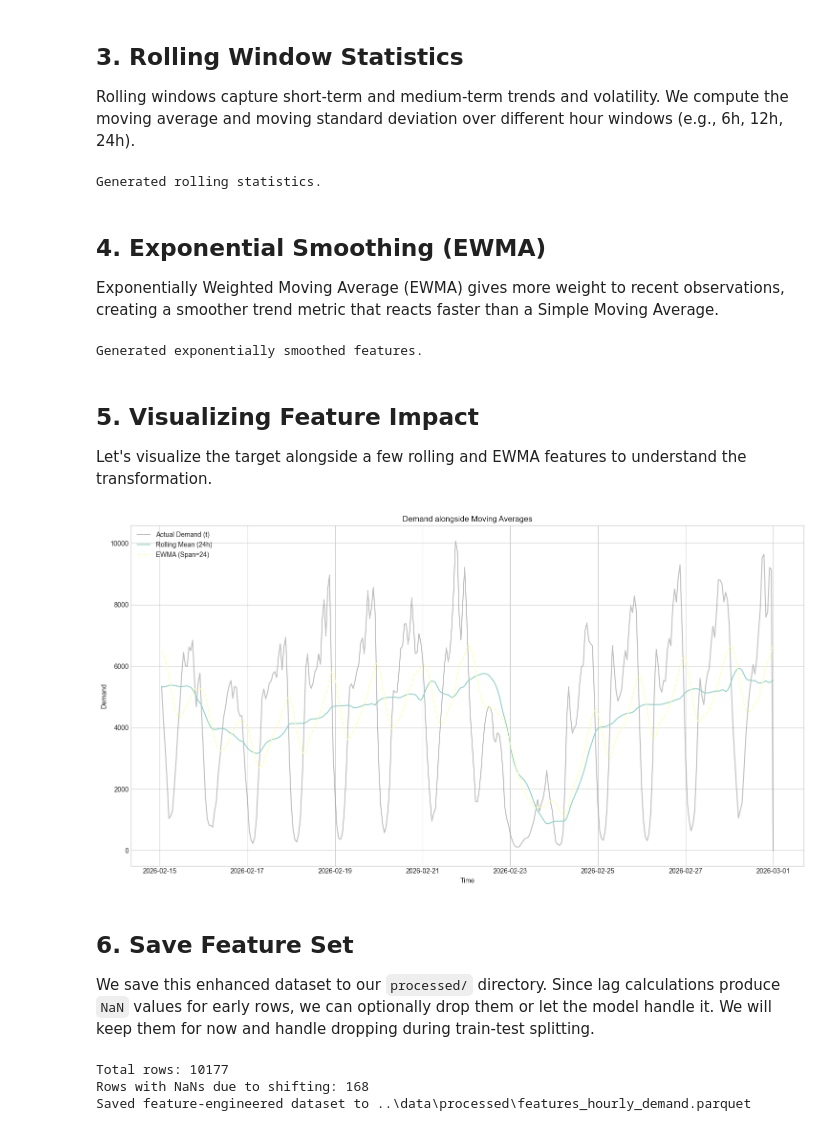
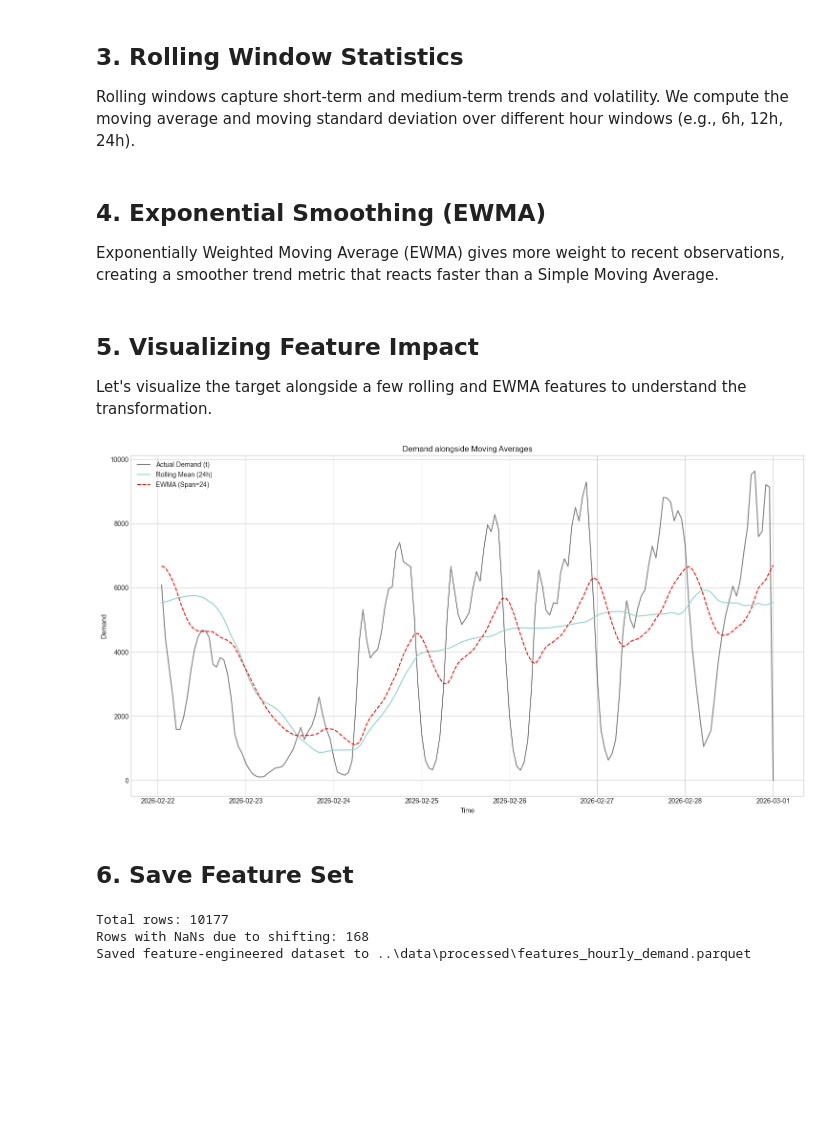
Before and after one commit to metedogan/tlc-trip-record-data-project, a Jupyter notebook: notebooks/04_feature_engineering_lags_and_windows.ipynb, the cells around one changed output. Cells and saved outputs as stored; diff of their text form; code cells hidden in the pictures; blank space fills up the shorter version.

```diff
--- a/notebooks/04_feature_engineering_lags_and_windows.ipynb
+++ b/notebooks/04_feature_engineering_lags_and_windows.ipynb
@@ -69,10 +68,6 @@ for w in windows:
     # We can also capture min and max to signal extremes
     df[f'rolling_max_{w}'] = rolling_w.max()
     df[f'rolling_min_{w}'] = rolling_w.min()
-
-print("Generated rolling statistics.")
-# %% [output]
-Generated rolling statistics.
 # %% [markdown]
 ## 4. Exponential Smoothing (EWMA)
 Exponentially Weighted Moving Average (EWMA) gives more weight to recent observations, creating a smoother trend metric that reacts faster than a Simple Moving Average.
@@ -84,33 +79,28 @@ for span in spans:
     # Shift by 1 to prevent data leakage (predicting t using t's value in EWMA)
     shifted_demand = df['total_demand'].shift(1)
     df[f'ewma_span_{span}'] = shifted_demand.ewm(span=span, adjust=False).mean()
-
-print("Generated exponentially smoothed features.")
-# %% [output]
-Generated exponentially smoothed features.
 # %% [markdown]
 ## 5. Visualizing Feature Impact
 Let's visualize the target alongside a few rolling and EWMA features to understand the transformation.
 # %%
 # We slice a small portion to keep it visible
-subset = df.iloc[-336:] # Last 2 weeks
+subset = df.iloc[-168:] # Last 2 weeks
 
 plt.figure(figsize=(15, 8))
-plt.plot(subset.index, subset['total_demand'], label='Actual Demand (t)', alpha=0.5, color='gray')
+plt.plot(subset.index, subset['total_demand'], label='Actual Demand (t)', alpha=0.5, color='black')
 plt.plot(subset.index, subset['rolling_mean_24'], label='Rolling Mean (24h)')
-plt.plot(subset.index, subset['ewma_span_24'], label='EWMA (Span=24)', linestyle='--')
+plt.plot(subset.index, subset['ewma_span_24'], label='EWMA (Span=24)', linestyle='--', color="red")
 
 plt.title('Demand alongside Moving Averages')
 plt.xlabel('Time')
 plt.ylabel('Demand')
 plt.legend()
 plt.tight_layout()
 plt.show()
 # %% [output]
-[figure, old version]
+[figure, new version]
 # %% [markdown]
 ## 6. Save Feature Set
-We save this enhanced dataset to our `processed/` directory. Since lag calculations produce `NaN` values for early rows, we can optionally drop them or let the model handle it. We will keep them for now and handle dropping during train-test splitting.
 # %%
 # Check columns with Nulls
 print(f"Total rows: {len(df)}")
```
Also changed, not shown: parts of 1 cell of this notebook, 39 other files.
